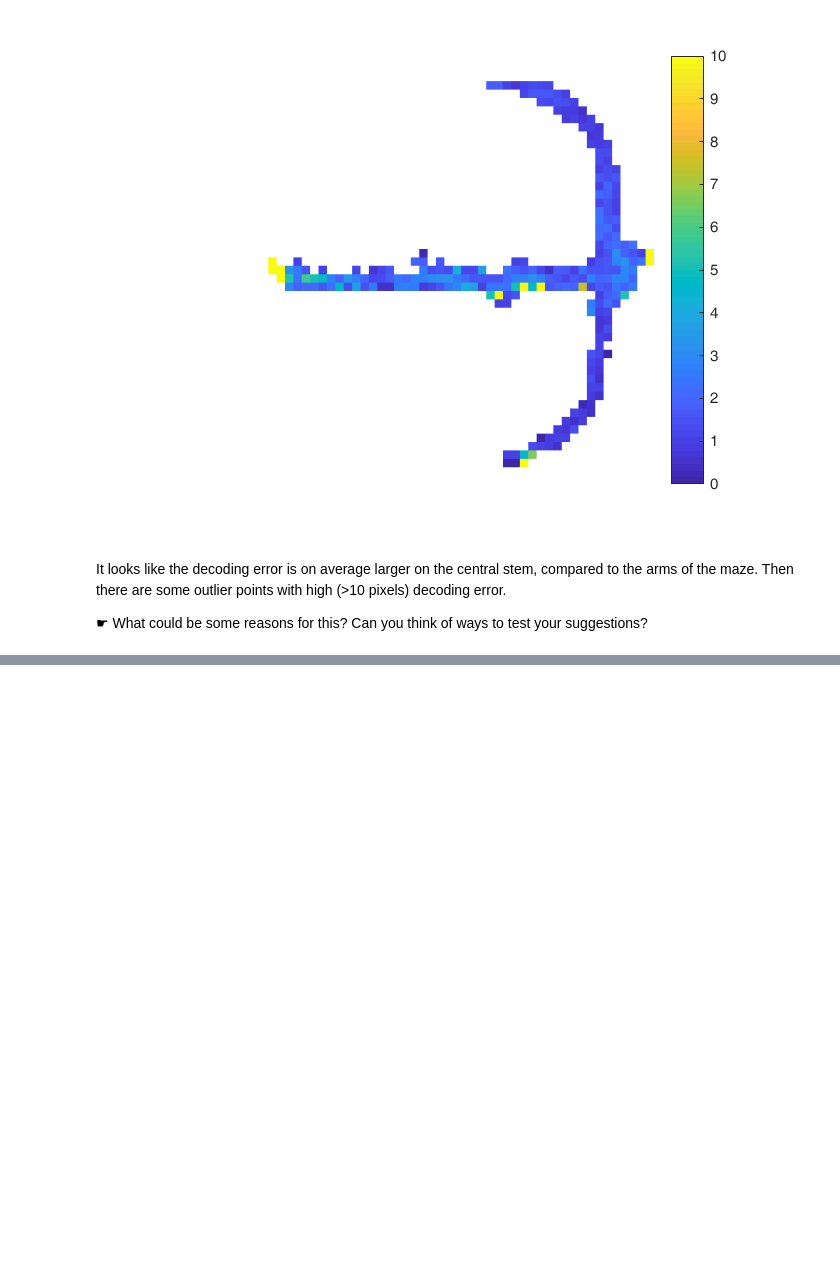
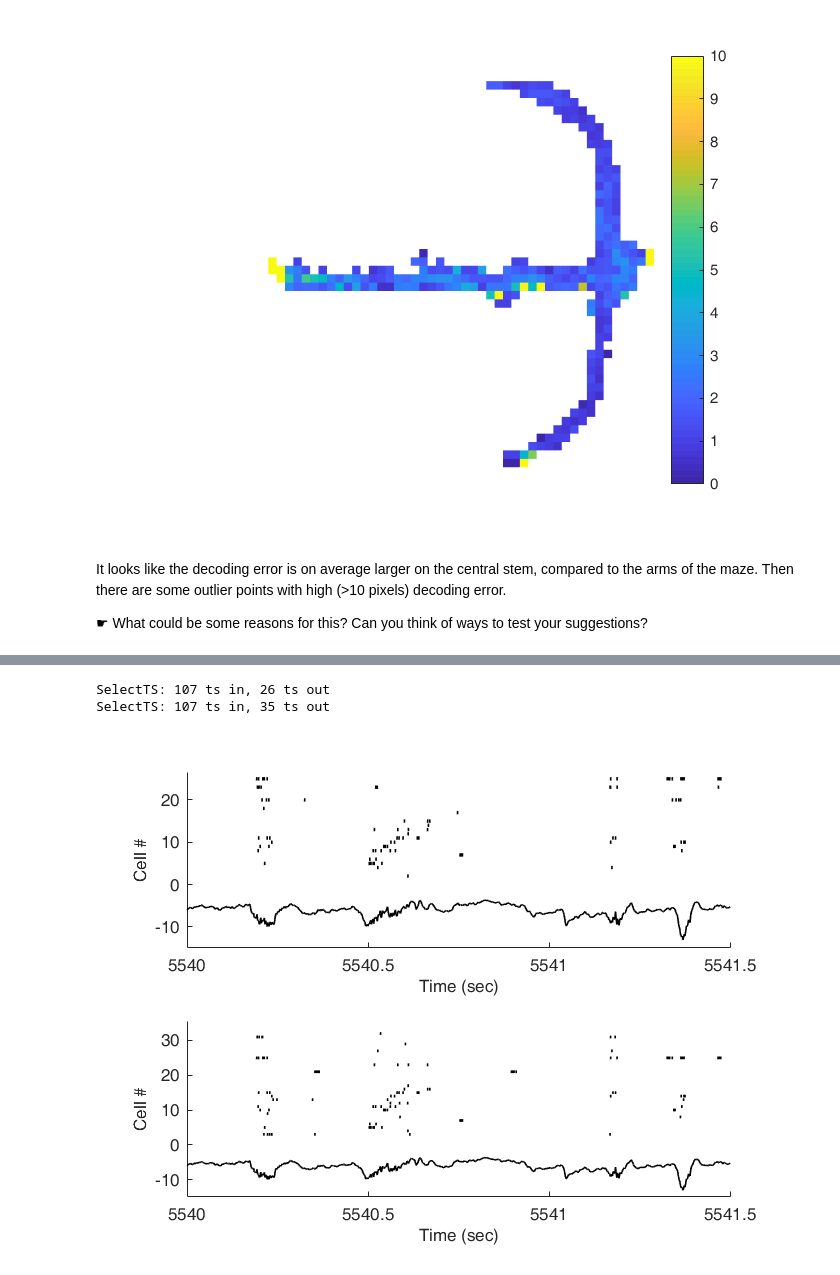
Before and after one commit to mvdm/sandbox, a Jupyter notebook: decoding tutorial.ipynb, the cells around one changed output, grey strips where cells are left out. Cells and saved outputs as stored; diff of their text form; code cells hidden in the pictures; blank space fills up the shorter version.

```diff
--- a/decoding tutorial.ipynb
+++ b/decoding tutorial.ipynb
@@ -299,0 +414,17 @@ It looks like the decoding error is on average larger on the central stem, compa
+# %%
+fh = figure('KeyPressFcn',@navigate); % enable keyboard shortcuts for figure navigation (see help navigate or press h for instructions)
+for iCond = 1:nCond
+    ax(iCond) = subplot(2,1,iCond); % set up separate subplots for left and right place fields
+
+    S_temp = SelectTS([],S,expCond(iCond).fields.template_idx); % template_idx contains ordered place cells
+
+    cfg_mr = []; cfg_mr.openNewFig = 0; cfg_mr.lfp = lfp;
+    MultiRaster(cfg_mr,S_temp);
+
+    xlim([5540 5541.5]); % different time
+end
+linkaxes(ax,'x')
+# %% [output]
+SelectTS: 107 ts in, 26 ts out
+SelectTS: 107 ts in, 35 ts out
+[figure, added]
```
Also changed, not shown: parts of 25 cells of this notebook.
